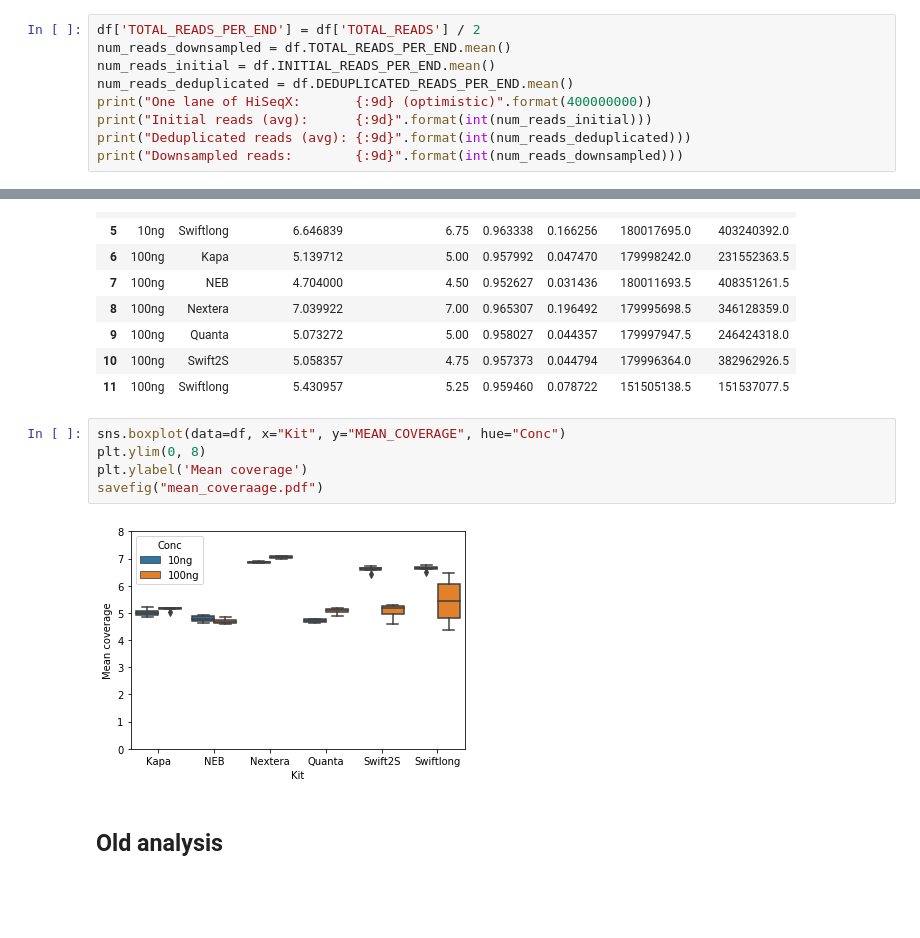
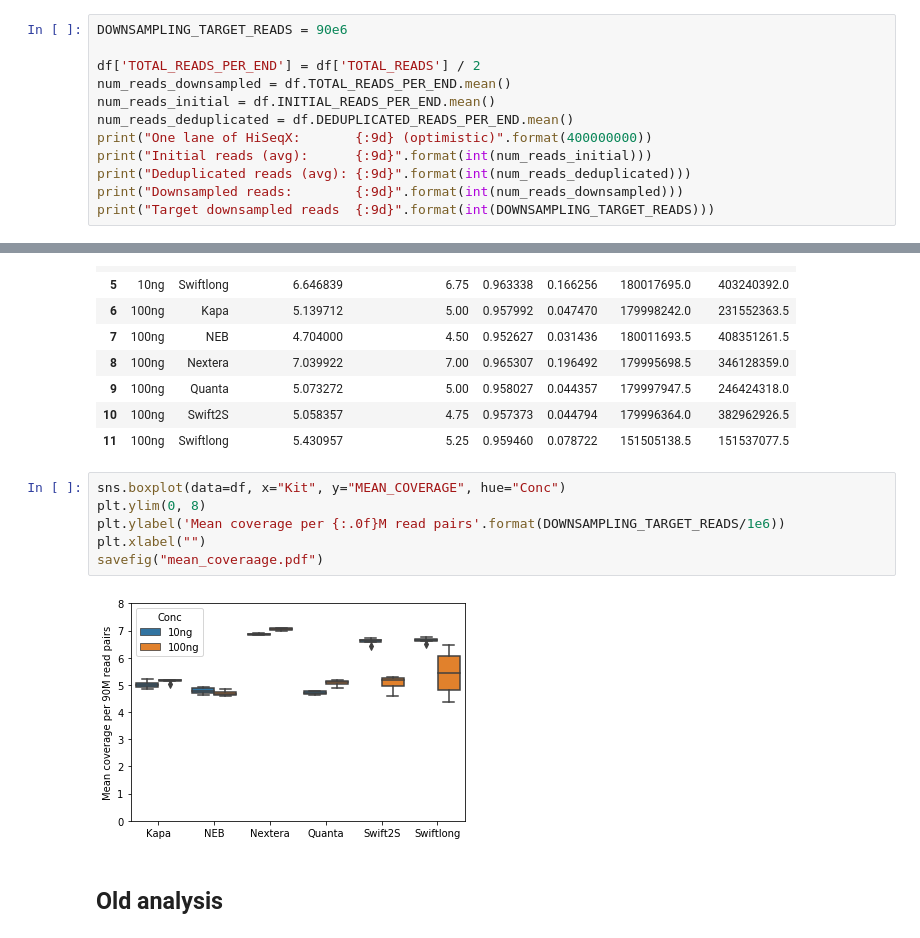
Before and after one commit to fa2k/comparison, a Jupyter notebook: Main_analysis.ipynb, the cells around one changed output, grey strips where cells are left out. Saved outputs shown, nothing was run; the diff lists cells and outputs as text; blank space fills up the shorter version.

```diff
--- a/Main_analysis.ipynb
+++ b/Main_analysis.ipynb
@@ -198,6 +198,8 @@ def savefig(name, main=True):
 
 Number of PE reads (reads per end):
 # %%
+DOWNSAMPLING_TARGET_READS = 90e6
+
 df['TOTAL_READS_PER_END'] = df['TOTAL_READS'] / 2
 num_reads_downsampled = df.TOTAL_READS_PER_END.mean()
 num_reads_initial = df.INITIAL_READS_PER_END.mean()
@@ -206,6 +208,7 @@ print("One lane of HiSeqX:       {:9d} (optimistic)".format(400000000))
 print("Initial reads (avg):      {:9d}".format(int(num_reads_initial)))
 print("Deduplicated reads (avg): {:9d}".format(int(num_reads_deduplicated)))
 print("Downsampled reads:        {:9d}".format(int(num_reads_downsampled)))
+print("Target downsampled reads  {:9d}".format(int(DOWNSAMPLING_TARGET_READS)))
 # %% [output]
 One lane of HiSeqX:       400000000 (optimistic)
 Initial reads (avg):      188582107
@@ -746,10 +750,11 @@ mean_coverage_summary
 # %%
 sns.boxplot(data=df, x="Kit", y="MEAN_COVERAGE", hue="Conc")
 plt.ylim(0, 8)
-plt.ylabel('Mean coverage')
+plt.ylabel('Mean coverage per {:.0f}M read pairs'.format(DOWNSAMPLING_TARGET_READS/1e6))
+plt.xlabel("")
 savefig("mean_coveraage.pdf")
 # %% [output]
-[figure, old version]
+[figure, new version]
 # %% [markdown]
 ## Old analysis
 # %% [markdown]
```
Also changed, not shown: parts of 1 cell of this notebook.
